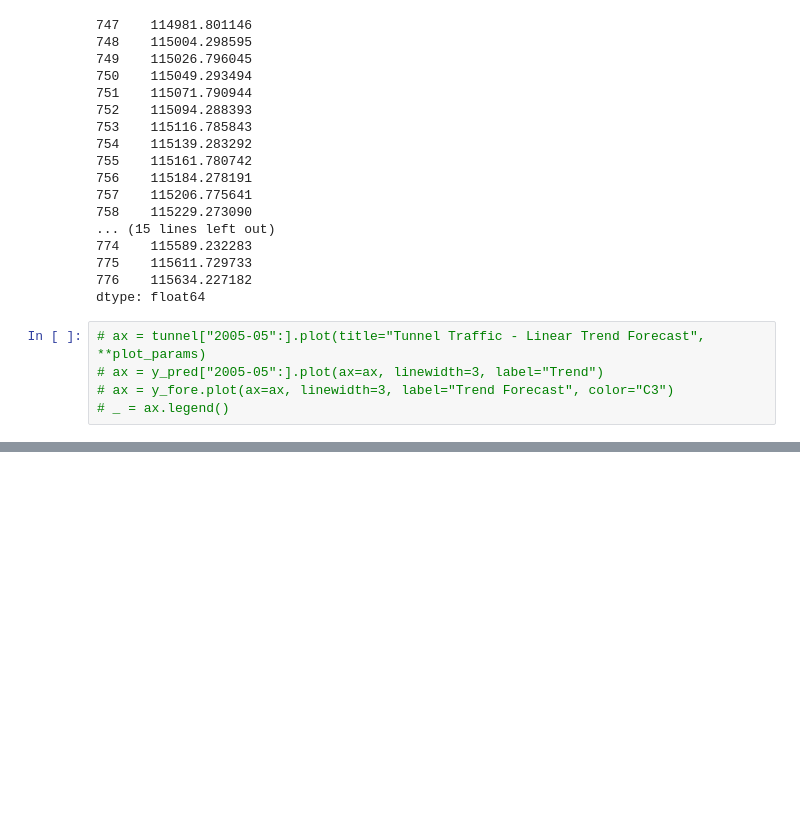
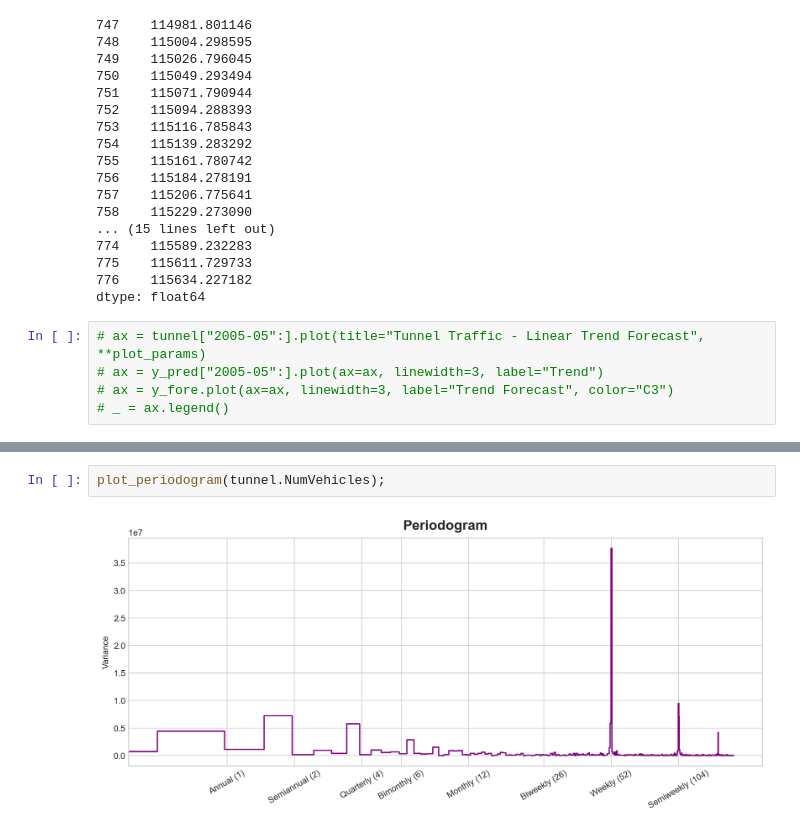
Before and after one commit to epzlfnql/Basic_Study, a Jupyter notebook: Time Series/kaggle/Linear Regression with Time Series.ipynb, the cells around one changed output, grey strips where cells are left out. Drawn from its saved outputs; the diff is of its cells as text; blank space fills up the shorter version.

```diff
--- a/Time Series/kaggle/Linear Regression with Time Series.ipynb
+++ b/Time Series/kaggle/Linear Regression with Time Series.ipynb
@@ -370,0 +504,4 @@ dtype: float64
+# %%
+plot_periodogram(tunnel.NumVehicles);
+# %% [output]
+[figure, added]
```
Also changed, not shown: parts of 28 cells of this notebook, 1 other file.
